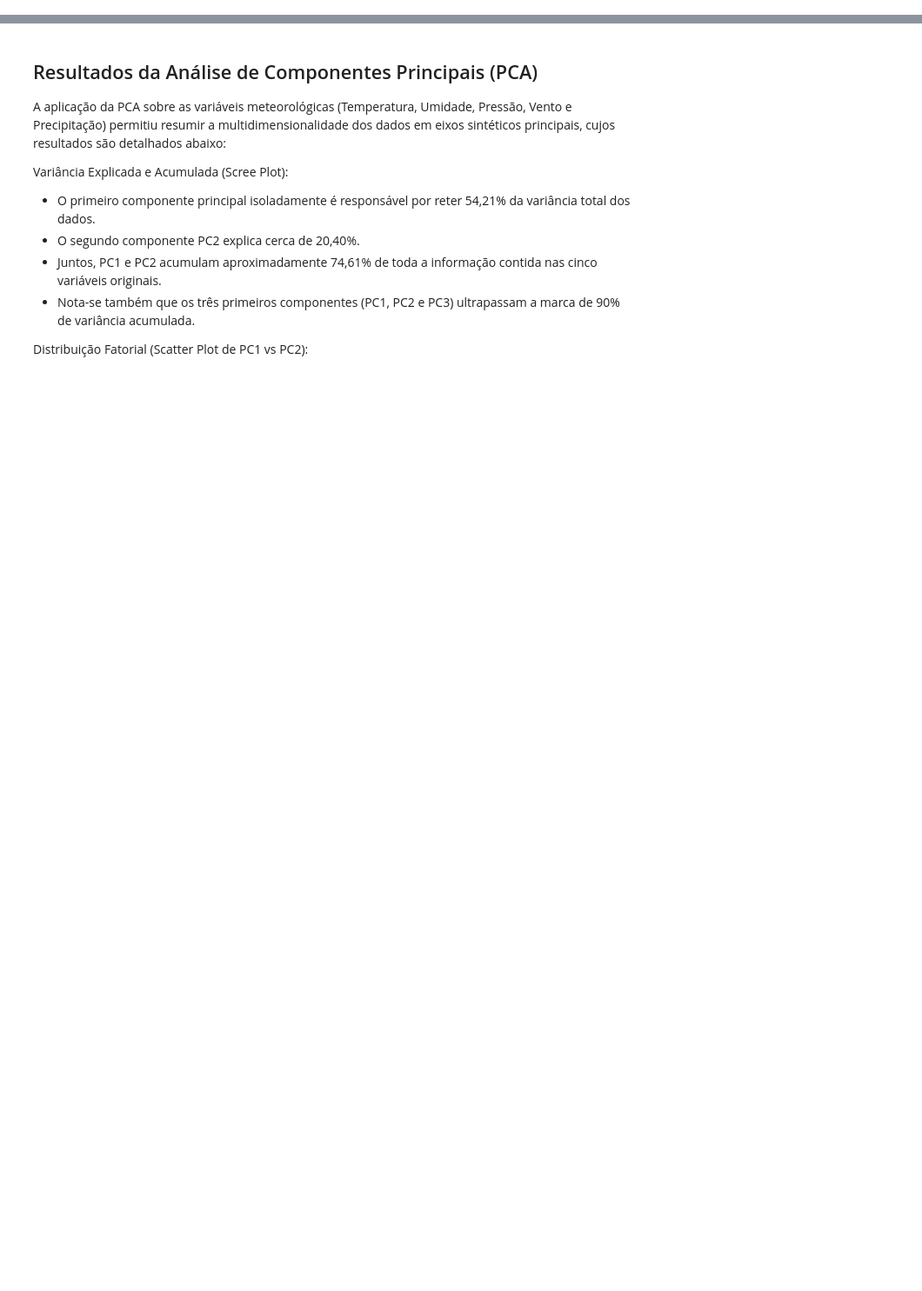
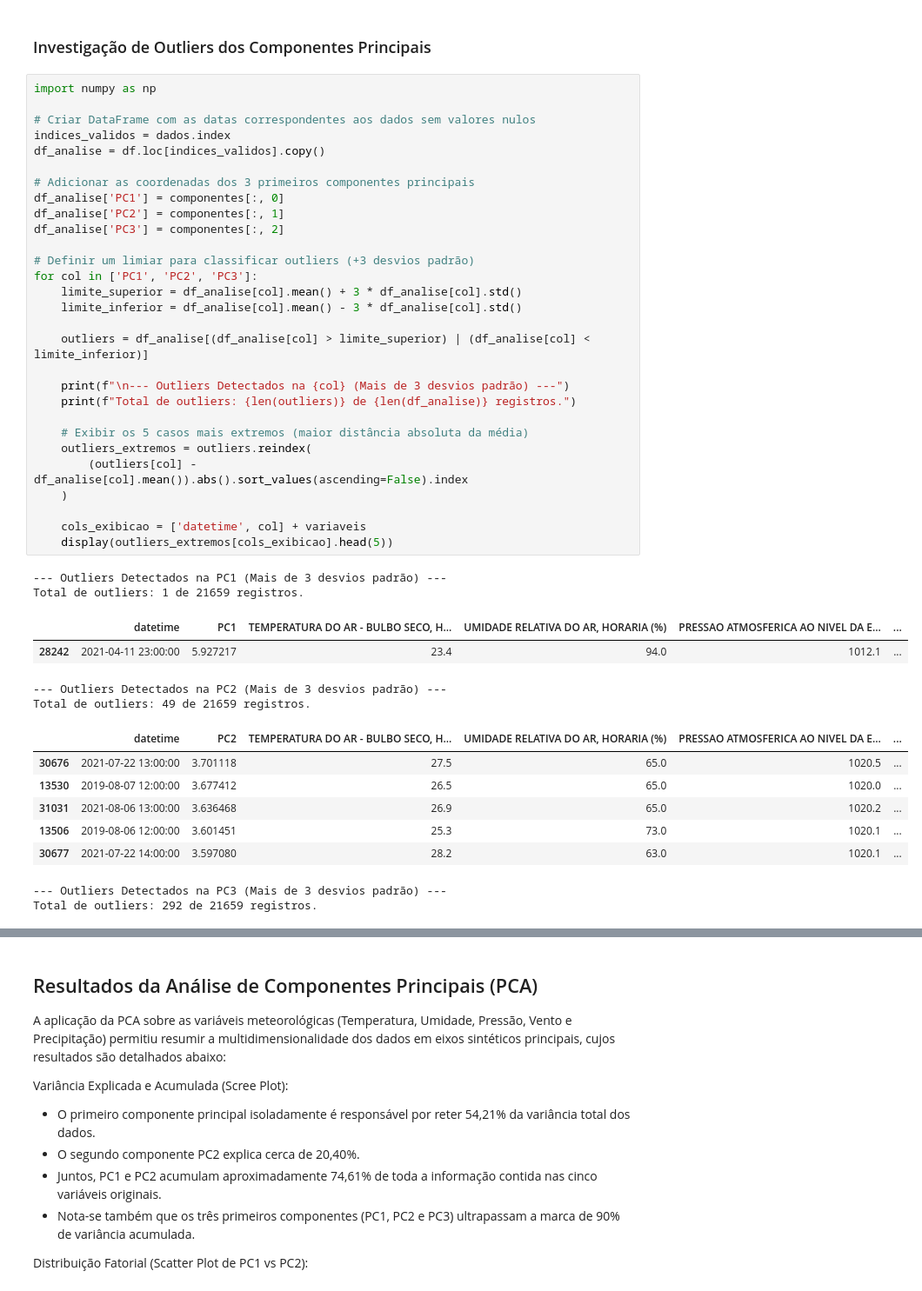
Before and after one commit to MisaelMarcos/PSI3, a Jupyter notebook: Notebooks/pca.ipynb, the cells around one changed output, grey strips where cells are left out. Shown at 87% size. Saved outputs shown, nothing was run; the diff lists cells and outputs as text; blank space fills up the shorter version.

Commit message:
PCA investigação e melhorias

```diff
--- a/Notebooks/pca.ipynb
+++ b/Notebooks/pca.ipynb
@@ -110,0 +159,46 @@ PRECIPITAÇÃO TOTAL, HORÁRIO (mm)                    0.145 -0.080
+# %% [markdown]
+### Investigação de Outliers dos Componentes Principais
+# %%
+import numpy as np
+
+# Criar DataFrame com as datas correspondentes aos dados sem valores nulos
+indices_validos = dados.index
+df_analise = df.loc[indices_validos].copy()
+
+# Adicionar as coordenadas dos 3 primeiros componentes principais
+df_analise['PC1'] = componentes[:, 0]
+df_analise['PC2'] = componentes[:, 1]
+df_analise['PC3'] = componentes[:, 2]
+
+# Definir um limiar para classificar outliers (+3 desvios padrão)
+for col in ['PC1', 'PC2', 'PC3']:
+    limite_superior = df_analise[col].mean() + 3 * df_analise[col].std()
+    limite_inferior = df_analise[col].mean() - 3 * df_analise[col].std()
+
+    outliers = df_analise[(df_analise[col] > limite_superior) | (df_analise[col] < limite_inferior)]
+
+    print(f"\n--- Outliers Detectados na {col} (Mais de 3 desvios padrão) ---")
+    print(f"Total de outliers: {len(outliers)} de {len(df_analise)} registros.")
+
+    # Exibir os 5 casos mais extremos (maior distância absoluta da média)
+    outliers_extremos = outliers.reindex(
+        (outliers[col] - df_analise[col].mean()).abs().sort_values(ascending=False).index
+    )
+
+    cols_exibicao = ['datetime', col] + variaveis
+    display(outliers_extremos[cols_exibicao].head(5))
+# %% [output]
+--- Outliers Detectados na PC1 (Mais de 3 desvios padrão) ---
+Total de outliers: 1 de 21659 registros.
+|  | datetime | PC1 | TEMPERATURA DO AR - BULBO SECO, H... | UMIDADE RELATIVA DO AR, HORARIA (%) | PRESSAO ATMOSFERICA AO NIVEL DA E... | ... |
+| 28242 | 2021-04-11 23:00:00 | 5.927217 | 23.4 | 94.0 | 1012.1 | ... |
+--- Outliers Detectados na PC2 (Mais de 3 desvios padrão) ---
+Total de outliers: 49 de 21659 registros.
+|  | datetime | PC2 | TEMPERATURA DO AR - BULBO SECO, H... | UMIDADE RELATIVA DO AR, HORARIA (%) | PRESSAO ATMOSFERICA AO NIVEL DA E... | ... |
+| 30676 | 2021-07-22 13:00:00 | 3.701118 | 27.5 | 65.0 | 1020.5 | ... |
+| 13530 | 2019-08-07 12:00:00 | 3.677412 | 26.5 | 65.0 | 1020.0 | ... |
+| 31031 | 2021-08-06 13:00:00 | 3.636468 | 26.9 | 65.0 | 1020.2 | ... |
+| 13506 | 2019-08-06 12:00:00 | 3.601451 | 25.3 | 73.0 | 1020.1 | ... |
+| 30677 | 2021-07-22 14:00:00 | 3.597080 | 28.2 | 63.0 | 1020.1 | ... |
+--- Outliers Detectados na PC3 (Mais de 3 desvios padrão) ---
+Total de outliers: 292 de 21659 registros.
```
Also changed, not shown: parts of 2 cells of this notebook.
